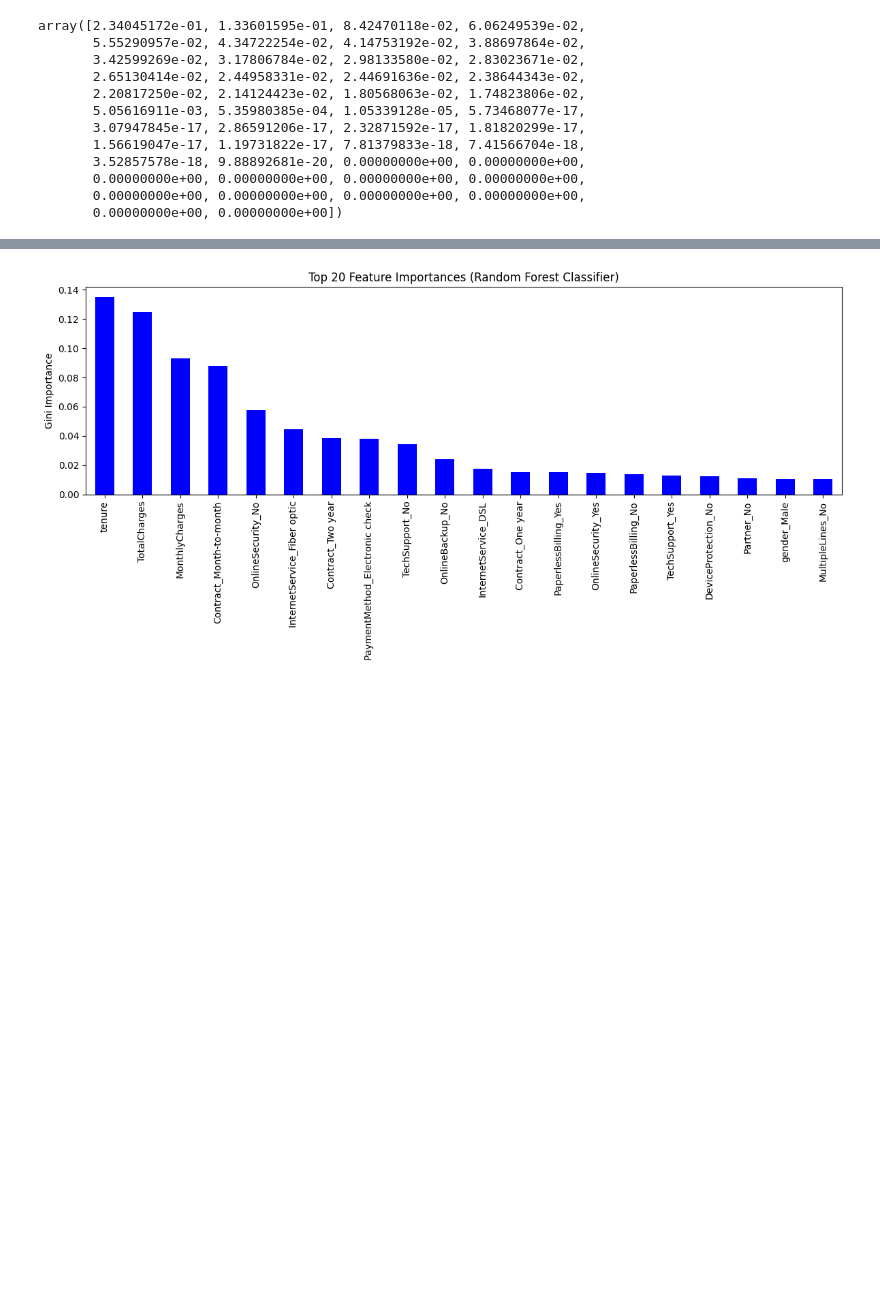
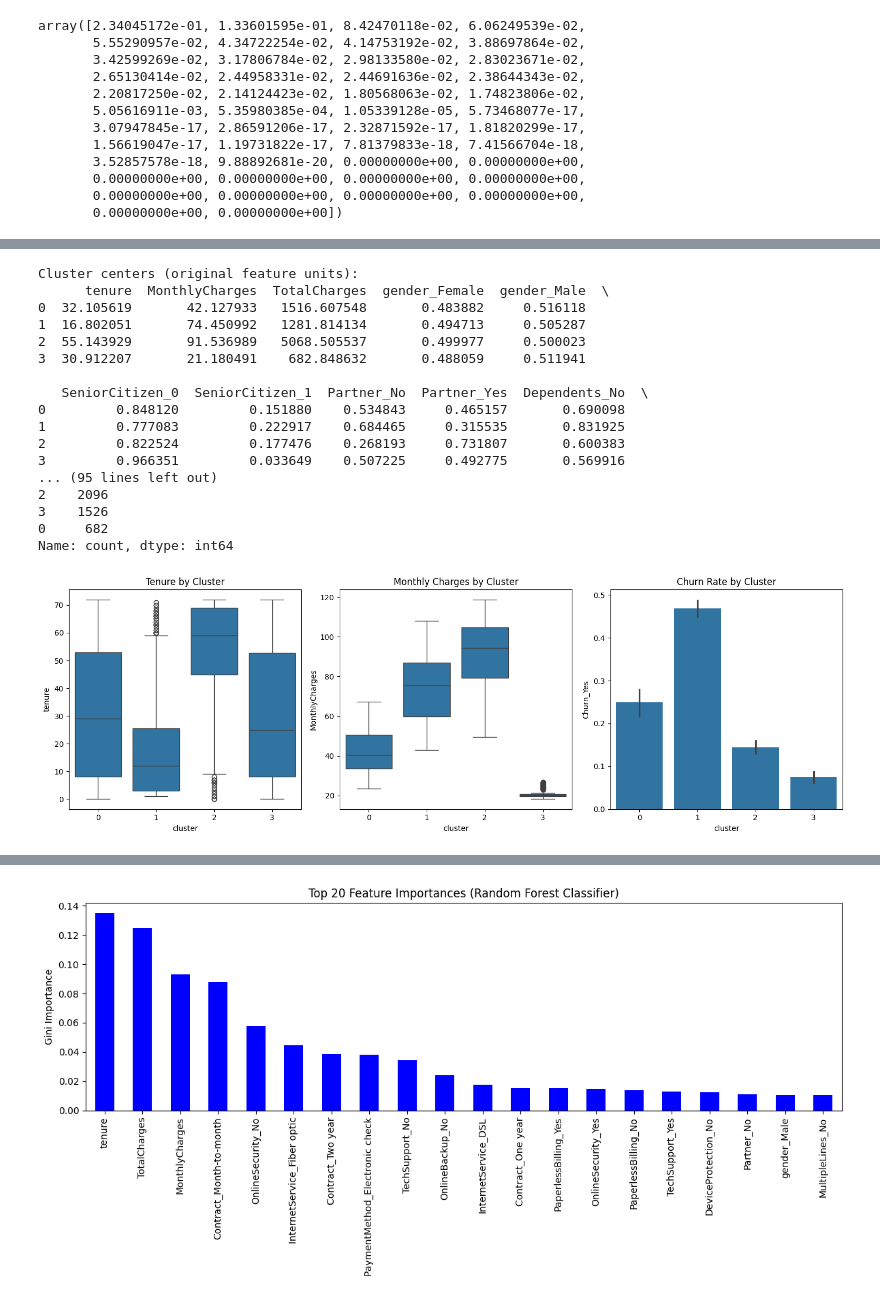
Before and after one commit to zkontor/TelecomsPredict, a Jupyter notebook: Data/Models.ipynb, the cells around one changed output, grey strips where cells are left out. Saved outputs shown, nothing was run; the diff lists cells and outputs as text; code cells hidden in the pictures; blank space fills up the shorter version.

```diff
--- a/Data/DataCleaning.ipynb
+++ b/Data/Models.ipynb
@@ -396,0 +444,69 @@ array([2.34045172e-01, 1.33601595e-01, 8.42470118e-02, 6.06249539e-02,
+# %%
+# Create clusters using KMeans
+df_clusters = df2.copy()
+best_km = KMeans(n_clusters=4, n_init=20, random_state=32)
+df_clusters['cluster'] = best_km.fit_predict(X_Standscaled)
+
+# Look at cluster centers (inverse-transformed to original scale)
+centers = pd.DataFrame(
+    StandScaler.inverse_transform(best_km.cluster_centers_),
+    columns=X.columns
+)
+print("Cluster centers (original feature units):")
+print(centers)
+
+# Compute feature means per cluster
+cluster_summary = df_clusters.groupby('cluster').mean()
+print("\nMean feature values by cluster:")
+print(cluster_summary)
+
+# Count of points per cluster
+print("\nCluster sizes:")
+print(df_clusters['cluster'].value_counts())
+
+# Save clustered data
+df_clusters.to_csv("C:/Users/Zach/Documents/GitHub/TelecomsPredict/Data/telco_customer_churn_clusters.csv", index=False)
+
+# Visualize key features across clusters
+plt.figure(figsize=(15, 5))
+
+# Plot 1: Tenure distribution across clusters
+plt.subplot(131)
+sns.boxplot(data=df_clusters, x='cluster', y='tenure')
+plt.title('Tenure by Cluster')
+
+# Plot 2: Monthly Charges distribution across clusters
+plt.subplot(132)
+sns.boxplot(data=df_clusters, x='cluster', y='MonthlyCharges')
+plt.title('Monthly Charges by Cluster')
+
+# Plot 3: Churn Rate by Cluster
+plt.subplot(133)
+sns.barplot(data=df_clusters, x='cluster', y='Churn_Yes')
+plt.title('Churn Rate by Cluster')
+
+plt.tight_layout()
+plt.show()
+
+#we can see that cluster 1 has the highest churn rate lets look at the features of this cluster
+print("Cluster 1 Feature Means:")
+print(cluster_summary.loc[1])
+# %% [output]
+Cluster centers (original feature units):
+      tenure  MonthlyCharges  TotalCharges  gender_Female  gender_Male  \
+0  32.105619       42.127933   1516.607548       0.483882     0.516118
+1  16.802051       74.450992   1281.814134       0.494713     0.505287
+2  55.143929       91.536989   5068.505537       0.499977     0.500023
+3  30.912207       21.180491    682.848632       0.488059     0.511941
+
+   SeniorCitizen_0  SeniorCitizen_1  Partner_No  Partner_Yes  Dependents_No  \
+0         0.848120         0.151880    0.534843     0.465157       0.690098
+1         0.777083         0.222917    0.684465     0.315535       0.831925
+2         0.822524         0.177476    0.268193     0.731807       0.600383
+3         0.966351         0.033649    0.507225     0.492775       0.569916
+... (95 lines left out)
+2    2096
+3    1526
+0     682
+Name: count, dtype: int64
+[figure, added]
```
Also changed, not shown: parts of 10 cells of this notebook, 2 other files.
